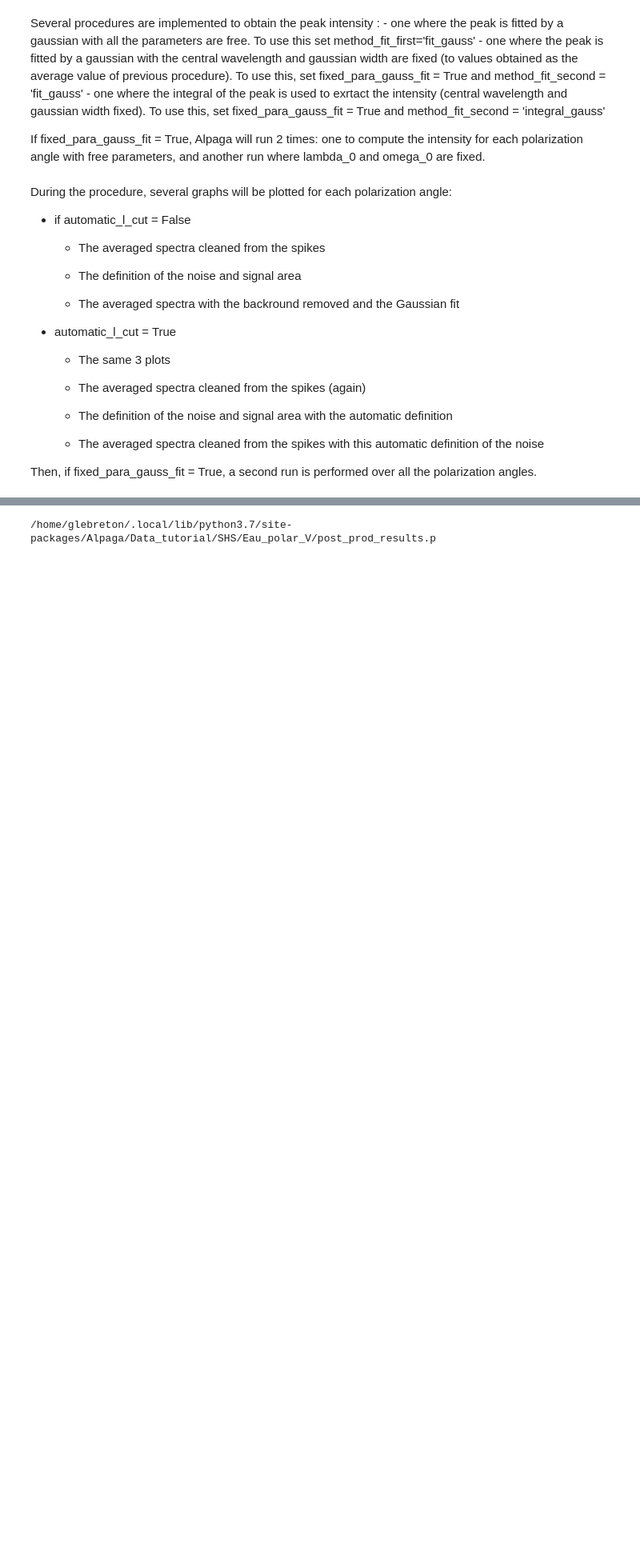
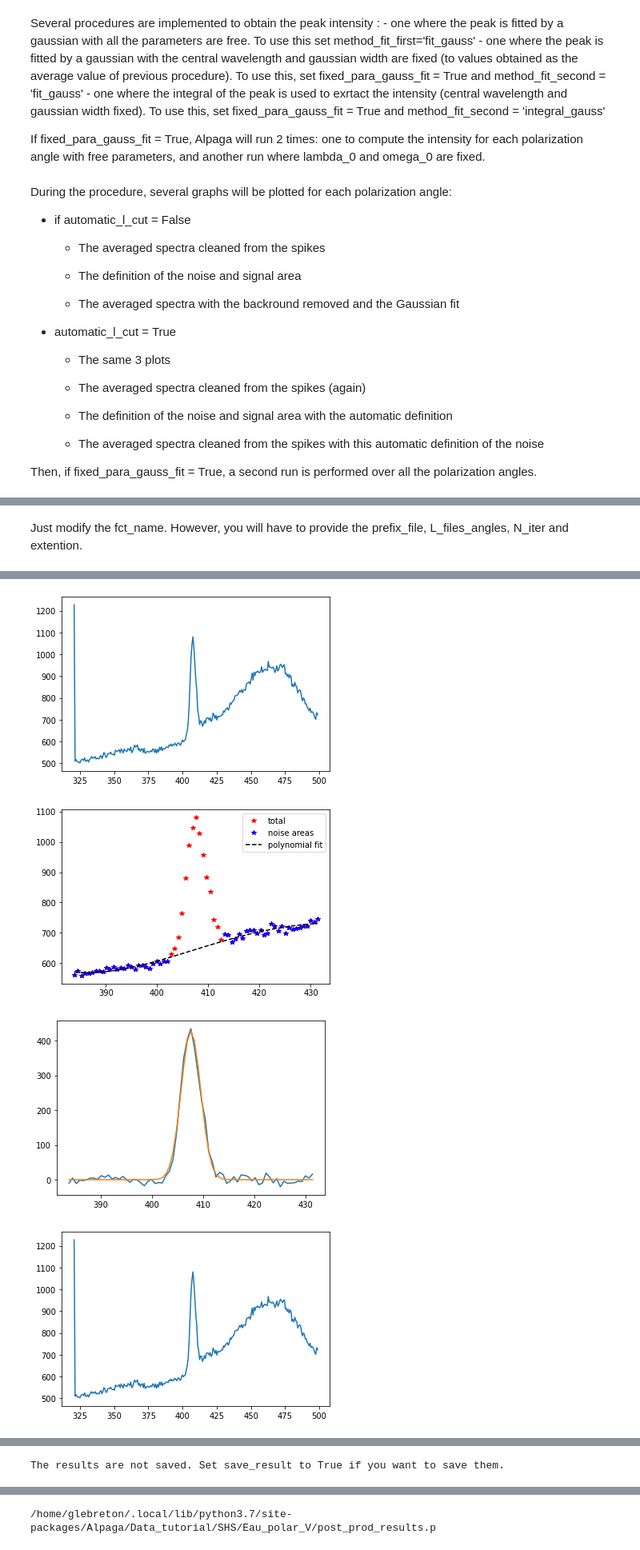
Before and after one commit to glb96/Alpaga, a Jupyter notebook: Tutorials/tutorial_spectra_analysis.ipynb, the cells around one changed output, grey strips where cells are left out. Shown at 80% size. Cells and saved outputs as stored; diff of their text form; code cells hidden in the pictures; blank space fills up the shorter version.

```diff
--- a/Tutorials/tutorial_spectra_analysis.ipynb
+++ b/Tutorials/tutorial_spectra_analysis.ipynb
@@ -252,6 +304,5 @@ Then, we fit the signal with a Gaussian.
 # %%
 # To check how the noise is removed:
-directory = os.path.join(WORK_DIR, 'SHS/Eau_polar_V')
 prefix_file, L_files_angles, N_iter, extention = Alpaga.file_management.find_angle_iter_from_dir(directory)
 
 names = os.path.join(directory, prefix_file) + '_' + L_files_angles[0]
@@ -381,5 +435,6 @@ Intensity err 5.822358609667653 Lambda err: 0.018294377047095037 Omega err: 0.02
 # %%
-directory = os.path.join(WORK_DIR, 'SHS/Eau_polar_V')
+# Everything is defined thanks to the Alpaga.file_management.find_angle_iter_from_dir function.
+directory = os.path.join(Dir_tuto_file, 'SHS/Eau_polar_V')
 prefix_file = False
 L_files_angles = False
 N_iter = False
@@ -473,0 +552,2 @@ The results will be saved at: /home/glebreton/.local/lib/python3.7/site-packages
+# %% [markdown]
+Just modify the fct_name. However, you will have to provide the prefix_file, L_files_angles, N_iter and extention.
@@ -473,0 +611,25 @@ The results will be saved at: /home/glebreton/.local/lib/python3.7/site-packages
+# %%
+# The line to make the run: do not change anything here: all the parameter are defined above!
+L_post_prod_gauss_fit_integral = Alpaga.analyze_run.polarisation_intensity(directory=False,
+                                                                           prefix_file=prefix_file,
+                                                                           L_files_angles=L_files_angles,
+                                                                           N_iter=N_iter,
+                                                                           extention=extention,
+                                                                           fct_name=fct_name,
+                                                                           type_cleaning=type_cleaning,
+                                                                           L_mean_cleaning_n=L_mean_cleaning_n,
+                                                                           L_mean_cleaning_evo_max=L_mean_cleaning_evo_max,
+                                                                           automatic_l_cut=automatic_l_cut,
+                                                                           l_cut=l_cut,
+                                                                           l_cut_n_n2=l_cut_n_n2,
+                                                                           order_fit_noise=order_fit_noise,
+                                                                           method_fit_first=method_fit_first,
+                                                                           bounds_fit_gausse=bounds_fit_gausse,
+                                                                           lambda_0_ref=lambda_0_ref,
+                                                                           waist_ref=waist_ref,
+                                                                           fixed_para_gauss_fit=fixed_para_gauss_fit,
+                                                                           method_fit_second=method_fit_second,
+                                                                           save_result=save_result,
+                                                                           name_save_result=name_save_result,
+                                                                           waiting_time=waiting_time)
+# %% [output]
@@ -473,0 +642,4 @@ The results will be saved at: /home/glebreton/.local/lib/python3.7/site-packages
+[figure, added]
+[figure, added]
+[figure, added]
+[figure, added]
@@ -473,0 +648 @@ The results will be saved at: /home/glebreton/.local/lib/python3.7/site-packages
+The results are not saved. Set save_result to True if you want to save them.
```
Also changed, not shown: parts of 67 cells of this notebook, 3 other files.
